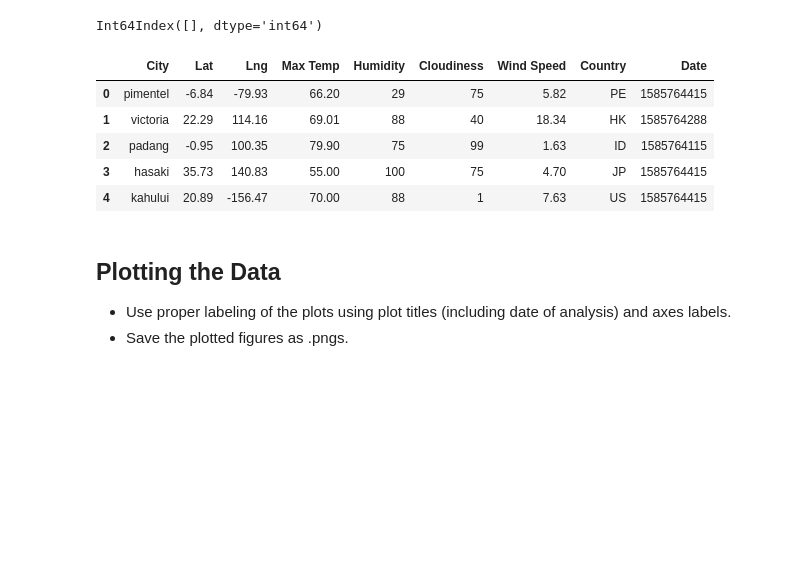
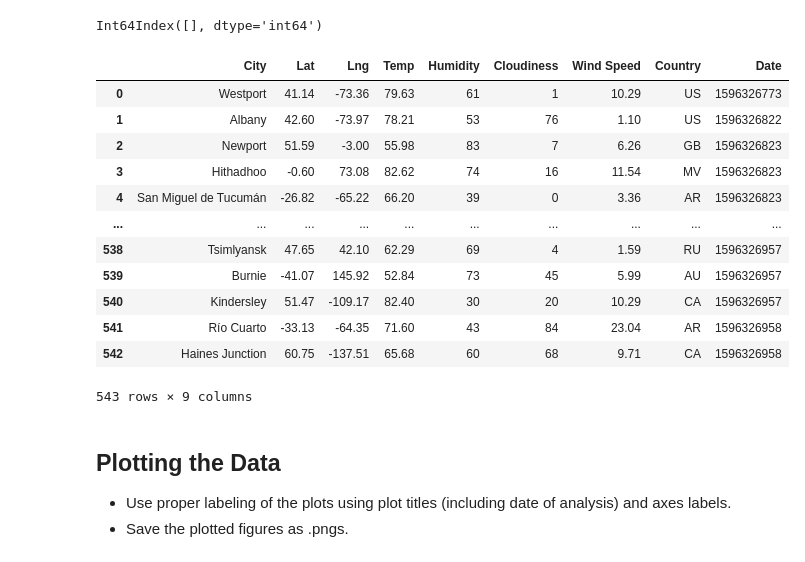
Before and after one commit to kguralpdx/python-api-challenge, a Jupyter notebook: WeatherPy/WeatherPy.ipynb, the cells around one changed output. Saved outputs shown, nothing was run; the diff lists cells and outputs as text; code cells hidden in the pictures; blank space fills up the shorter version.

Commit message:
Updated most of the WeatherPy notebook. Still need to do analysis

```diff
--- a/WeatherPy/WeatherPy.ipynb
+++ b/WeatherPy/WeatherPy.ipynb
@@ -53,21 +57,3 @@ len(cities)
 ### Perform API Calls
 * Perform a weather check on each city using a series of successive API calls.
 * Include a print log of each city as it'sbeing processed (with the city number and city name).
-# %%
-# Set the main path
-url = "http://api.openweathermap.org/data/2.5/weather?"
-
-# Build partial URL path
-query_url = f"{url}appid={app_key}&city={city}&units={units}"
-city = []
-units = []
-lat = []
-lng = []
-max_temp = []
-humidity = []
-cloudiness = []
-wind_speed = []
-country = []
-date = []
-
-for city in cities:
@@ -115,0 +170,17 @@ dtype: int64
+# %%
+# Create a dictionary using all the newly populated lists
+data_dict = {"City": city_name,
+            "Lat": lat,
+            "Lng": lng,
+            "Temp": temp,
+            "Humidity": humidity,
+            "Cloudiness": cloudiness,
+            "Wind Speed": wind_speed,
+            "Country": country,
+            "Date": date}
+
+# Create a dataframe from the dictionary
+city_weather_df = pd.DataFrame(data_dict)
+
+# Double-check the counts are all the same
+city_weather_df.count()
@@ -133,14 +240,23 @@ Skip this step if there are no cities that have humidity > 100%.
 # %% [output]
 Int64Index([], dtype='int64')
 # %%
-# Make a new DataFrame equal to the city data to drop all humidity outliers by index.
+# Make a new DataFrame equal to the city data to drop all humidity outliers.
 # Passing "inplace=False" will make a copy of the city_data DataFrame, which we call "clean_city_data".
+clean_city_data = city_weather_df.loc[city_weather_df["Humidity"] <= 100]
+clean_city_data
 # %% [output]
-|  | City | Lat | Lng | Max Temp | Humidity | Cloudiness | Wind Speed | Country | Date |
-| 0 | pimentel | -6.84 | -79.93 | 66.20 | 29 | 75 | 5.82 | PE | 1585764415 |
-| 1 | victoria | 22.29 | 114.16 | 69.01 | 88 | 40 | 18.34 | HK | 1585764288 |
-| 2 | padang | -0.95 | 100.35 | 79.90 | 75 | 99 | 1.63 | ID | 1585764115 |
-| 3 | hasaki | 35.73 | 140.83 | 55.00 | 100 | 75 | 4.70 | JP | 1585764415 |
-| 4 | kahului | 20.89 | -156.47 | 70.00 | 88 | 1 | 7.63 | US | 1585764415 |
+|  | City | Lat | Lng | Temp | Humidity | Cloudiness | Wind Speed | Country | Date |
+| 0 | Westport | 41.14 | -73.36 | 79.63 | 61 | 1 | 10.29 | US | 1596326773 |
+| 1 | Albany | 42.60 | -73.97 | 78.21 | 53 | 76 | 1.10 | US | 1596326822 |
+| 2 | Newport | 51.59 | -3.00 | 55.98 | 83 | 7 | 6.26 | GB | 1596326823 |
+| 3 | Hithadhoo | -0.60 | 73.08 | 82.62 | 74 | 16 | 11.54 | MV | 1596326823 |
+| 4 | San Miguel de Tucumán | -26.82 | -65.22 | 66.20 | 39 | 0 | 3.36 | AR | 1596326823 |
+| ... | ... | ... | ... | ... | ... | ... | ... | ... | ... |
+| 538 | Tsimlyansk | 47.65 | 42.10 | 62.29 | 69 | 4 | 1.59 | RU | 1596326957 |
+| 539 | Burnie | -41.07 | 145.92 | 52.84 | 73 | 45 | 5.99 | AU | 1596326957 |
+| 540 | Kindersley | 51.47 | -109.17 | 82.40 | 30 | 20 | 10.29 | CA | 1596326957 |
+| 541 | Río Cuarto | -33.13 | -64.35 | 71.60 | 43 | 84 | 23.04 | AR | 1596326958 |
+| 542 | Haines Junction | 60.75 | -137.51 | 65.68 | 60 | 68 | 9.71 | CA | 1596326958 |
+543 rows × 9 columns
 # %%
 # Extract relevant fields from the data frame
```
Also changed, not shown: parts of 43 cells of this notebook, 10 other files.
